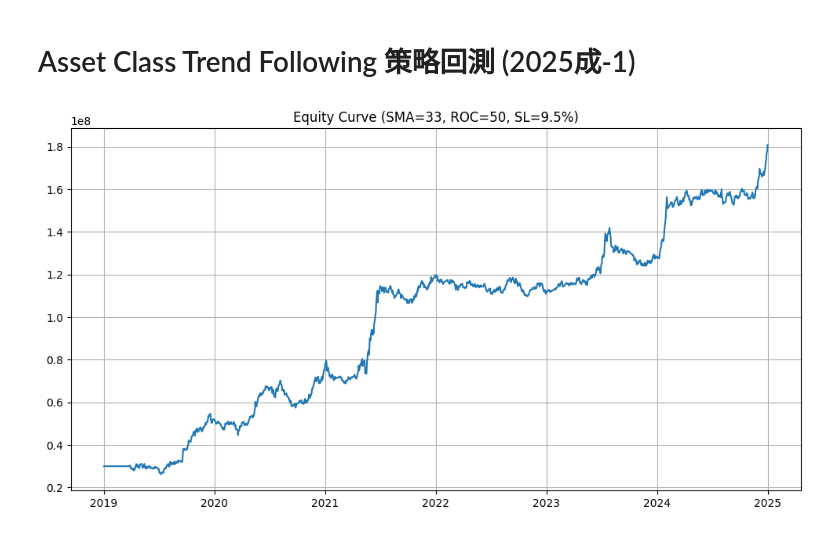
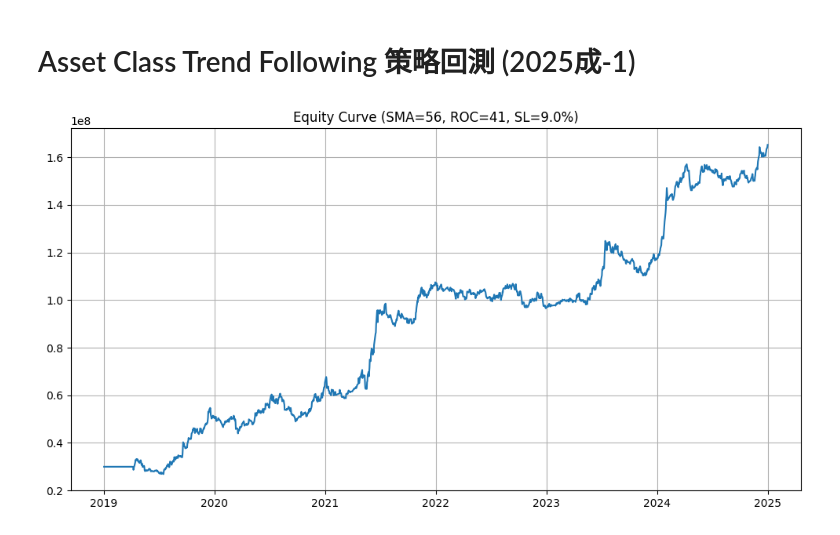
Before and after one commit to lij1017-cmd/main, a Jupyter notebook: trendstrategy_equity2025成-1.ipynb, the cells around one changed output. Saved outputs shown, nothing was run; the diff lists cells and outputs as text; code cells hidden in the pictures.

```diff
--- a/trendstrategy_equity2025成-1.ipynb
+++ b/trendstrategy_equity2025成-1.ipynb
@@ -2,9 +2,9 @@
 # Asset Class Trend Following 策略回測 (2025成-1)
 # %%
 # --- 全域參數設定區塊 ---
-SMA_PERIOD = 33
-ROC_PERIOD = 50
-STOP_LOSS_PCT = 0.095
+SMA_PERIOD = 56
+ROC_PERIOD = 41
+STOP_LOSS_PCT = 0.09
 INITIAL_CAPITAL = 30000000
 DATA_FILE = '個股1.xlsx'
 # %%
@@ -242,12 +242,12 @@ def calculate_win_rate(trades_df):
 # %%
 prices, code_to_name = clean_data(DATA_FILE)
 bt = Backtester(prices, code_to_name, INITIAL_CAPITAL)
 eq, trades, hold = bt.run(SMA_PERIOD, ROC_PERIOD, STOP_LOSS_PCT)
 
 plt.figure(figsize=(12, 6))
 plt.plot(eq)
-plt.title('Equity Curve (SMA=33, ROC=50, SL=9.5%)')
+plt.title('Equity Curve (SMA=56, ROC=41, SL=9.0%)')
 plt.grid(True)
 plt.show()
 # %% [output]
-[figure, old version]
+[figure, new version]
```
Also changed, not shown: 3 other files.
